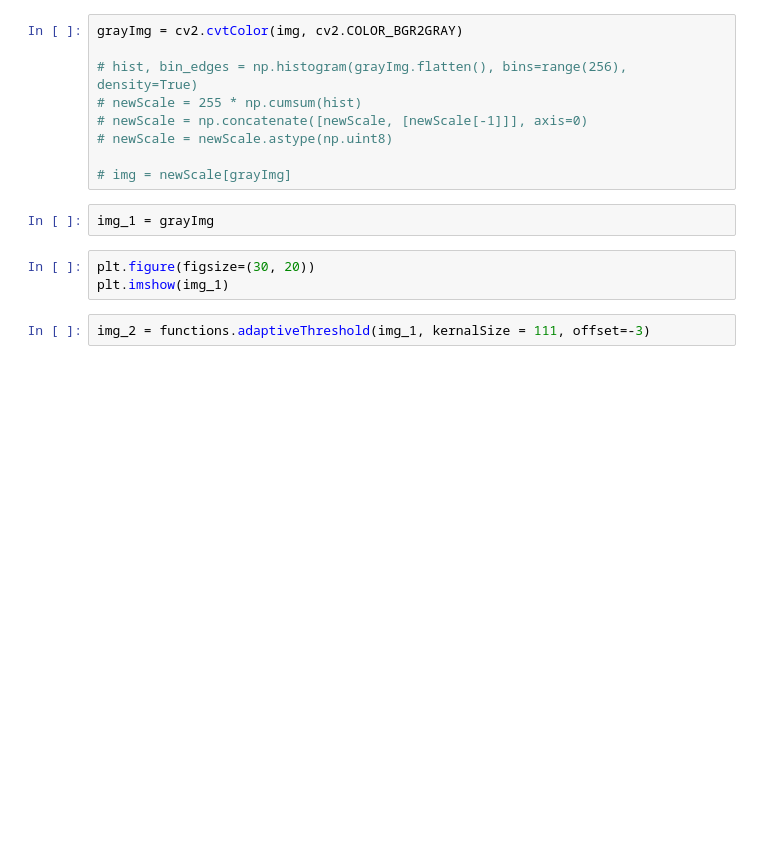
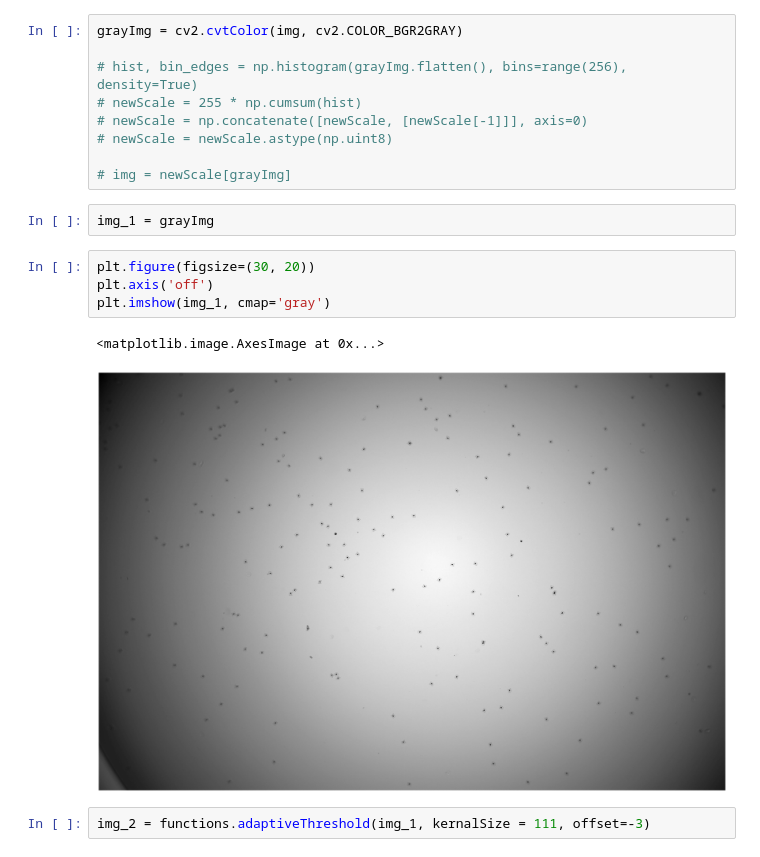
Before and after one commit to randy8642/ImageProcessing_HW1_BarcodeBeadsDetection, a Jupyter notebook: main.ipynb, the cells around one changed output. Drawn from its saved outputs; the diff is of its cells as text; blank space fills up the shorter version.

```diff
--- a/main.ipynb
+++ b/main.ipynb
@@ -20,7 +20,11 @@ grayImg = cv2.cvtColor(img, cv2.COLOR_BGR2GRAY)
 img_1 = grayImg
 # %%
 plt.figure(figsize=(30, 20))
-plt.imshow(img_1)
+plt.axis('off')
+plt.imshow(img_1, cmap='gray')
+# %% [output]
+<matplotlib.image.AxesImage at 0x...>
+[figure, added]
 # %%
 img_2 = functions.adaptiveThreshold(img_1, kernalSize = 111, offset=-3)
 # %%
```
Also changed, not shown: parts of 8 cells of this notebook, 8 other files.
